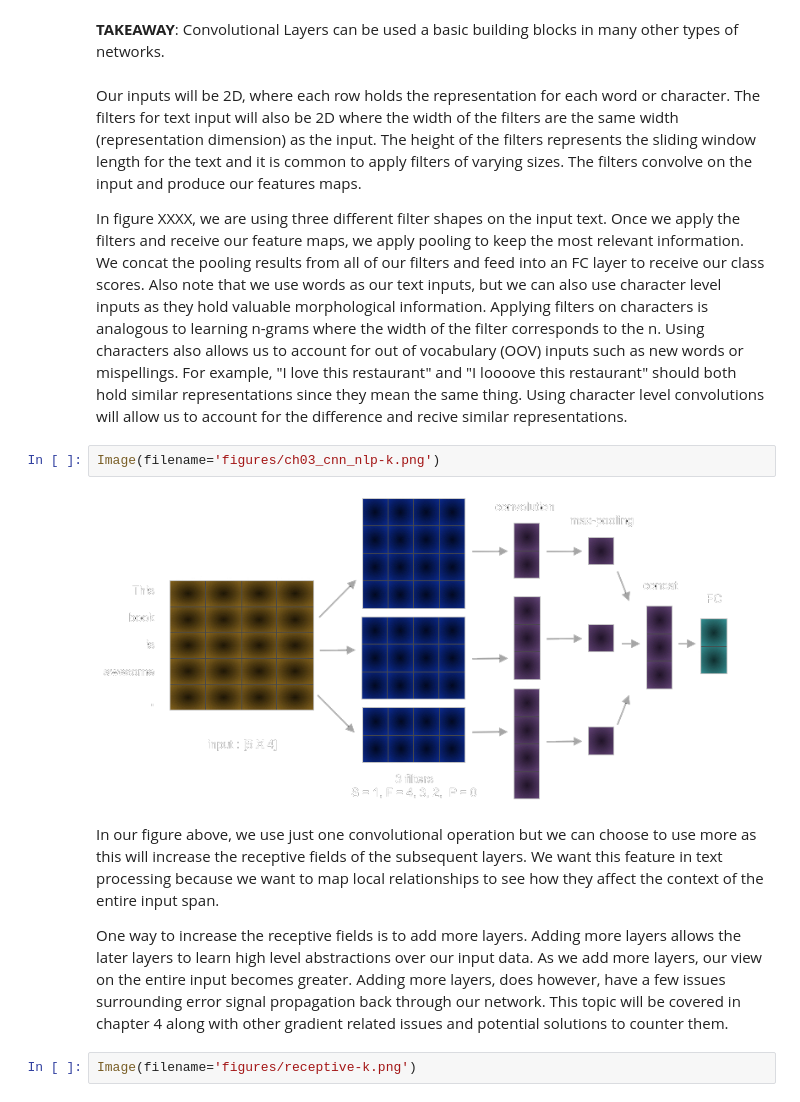
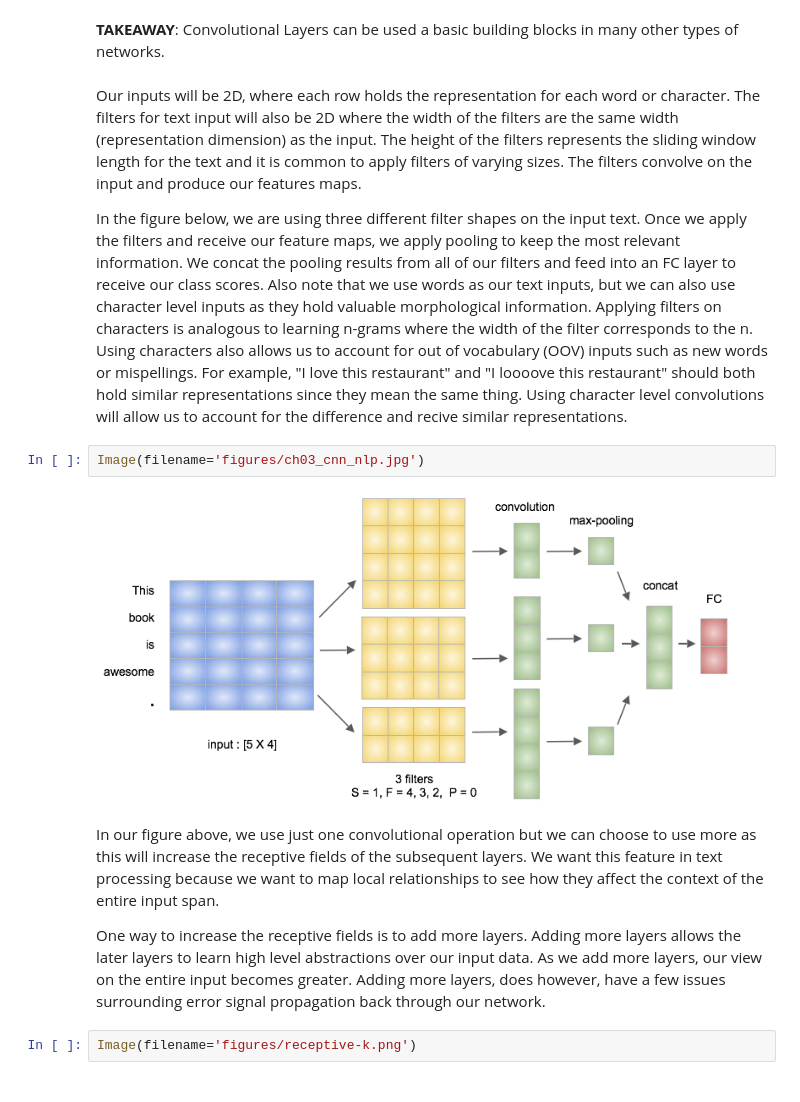
Before and after one commit to GokuMohandas/oreilly-pytorch, a Jupyter notebook: code/lesson2/lesson2.ipynb, the cells around one changed output. Drawn from its saved outputs; the diff is of its cells as text.

```diff
--- a/code/lesson2/lesson2.ipynb
+++ b/code/lesson2/lesson2.ipynb
@@ -414,15 +414,15 @@ http://pytorch.org/tutorials/beginner/transfer_learning_tutorial.html
 # %% [markdown]
 Our inputs will be 2D, where each row holds the representation for each word or character. The filters for text input will also be 2D where the width of the filters are the same width (representation dimension) as the input. The height of the filters represents the sliding window length for the text and it is common to apply filters of varying sizes. The filters convolve on the input and produce our features maps.
 
-In figure XXXX, we are using three different filter shapes on the input text. Once we apply the filters and receive our feature maps, we apply pooling to keep the most relevant information. We concat the pooling results from all of our filters and feed into an FC layer to receive our class scores. Also note that we use words as our text inputs, but we can also use character level inputs as they hold valuable morphological information. Applying filters on characters is analogous to learning n-grams where the width of the filter corresponds to the n. Using characters also allows us to account for out of vocabulary (OOV) inputs such as new words or mispellings. For example, "I love this restaurant" and "I loooove this restaurant" should both hold similar representations since they mean the same thing. Using character level convolutions will allow us to account for the difference and recive similar representations.
+In the figure below, we are using three different filter shapes on the input text. Once we apply the filters and receive our feature maps, we apply pooling to keep the most relevant information. We concat the pooling results from all of our filters and feed into an FC layer to receive our class scores. Also note that we use words as our text inputs, but we can also use character level inputs as they hold valuable morphological information. Applying filters on characters is analogous to learning n-grams where the width of the filter corresponds to the n. Using characters also allows us to account for out of vocabulary (OOV) inputs such as new words or mispellings. For example, "I love this restaurant" and "I loooove this restaurant" should both hold similar representations since they mean the same thing. Using character level convolutions will allow us to account for the difference and recive similar representations.
 # %%
-Image(filename='figures/ch03_cnn_nlp-k.png')
+Image(filename='figures/ch03_cnn_nlp.jpg')
 # %% [output]
-[figure, old version]
+[figure, new version]
 # %% [markdown]
 In our figure above, we use just one convolutional operation but we can choose to use more as this will increase the receptive fields of the subsequent layers. We want this feature in text processing because we want to map local relationships to see how they affect the context of the entire input span.
 
-One way to increase the receptive fields is to add more layers. Adding more layers allows the later layers to learn high level abstractions over our input data. As we add more layers, our view on the entire input becomes greater. Adding more layers, does however, have a few issues surrounding error signal propagation back through our network. This topic will be covered in chapter 4 along with other gradient related issues and potential solutions to counter them.
+One way to increase the receptive fields is to add more layers. Adding more layers allows the later layers to learn high level abstractions over our input data. As we add more layers, our view on the entire input becomes greater. Adding more layers, does however, have a few issues surrounding error signal propagation back through our network.
 # %%
 Image(filename='figures/receptive-k.png')
 # %% [output]
```
Also changed, not shown: 1 other file.
